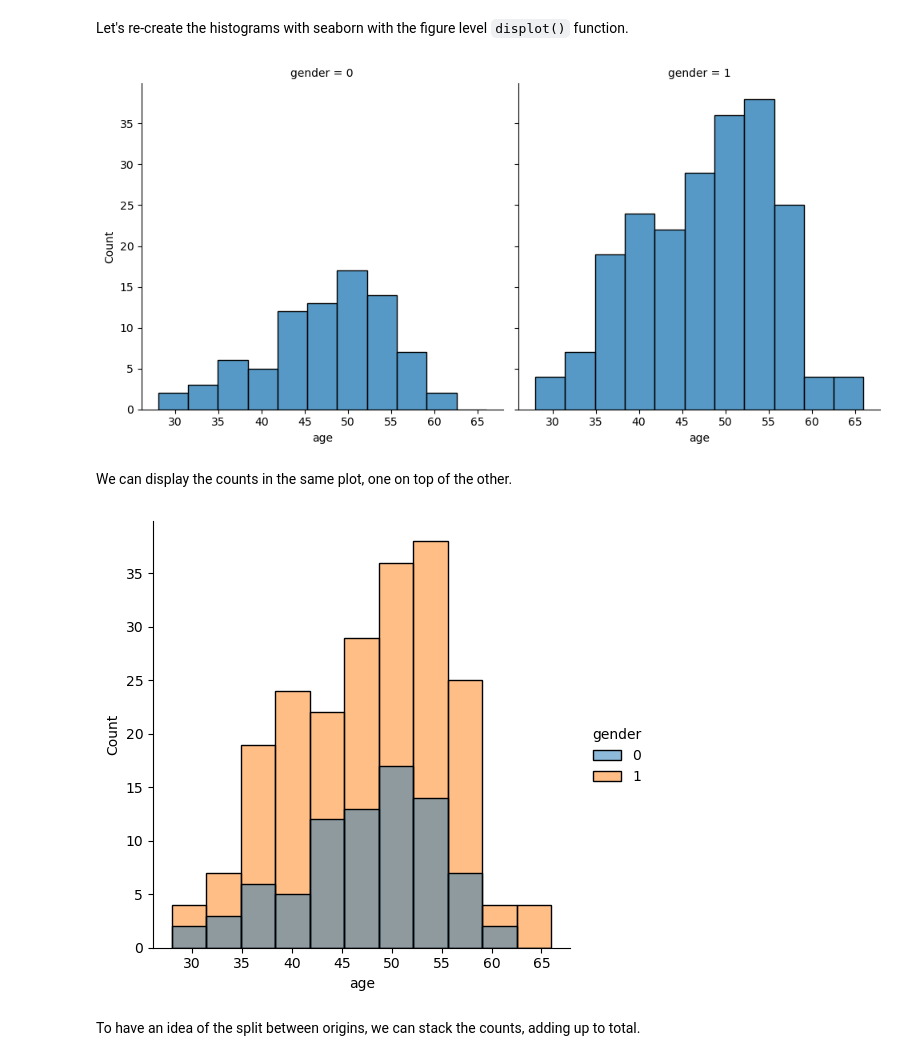
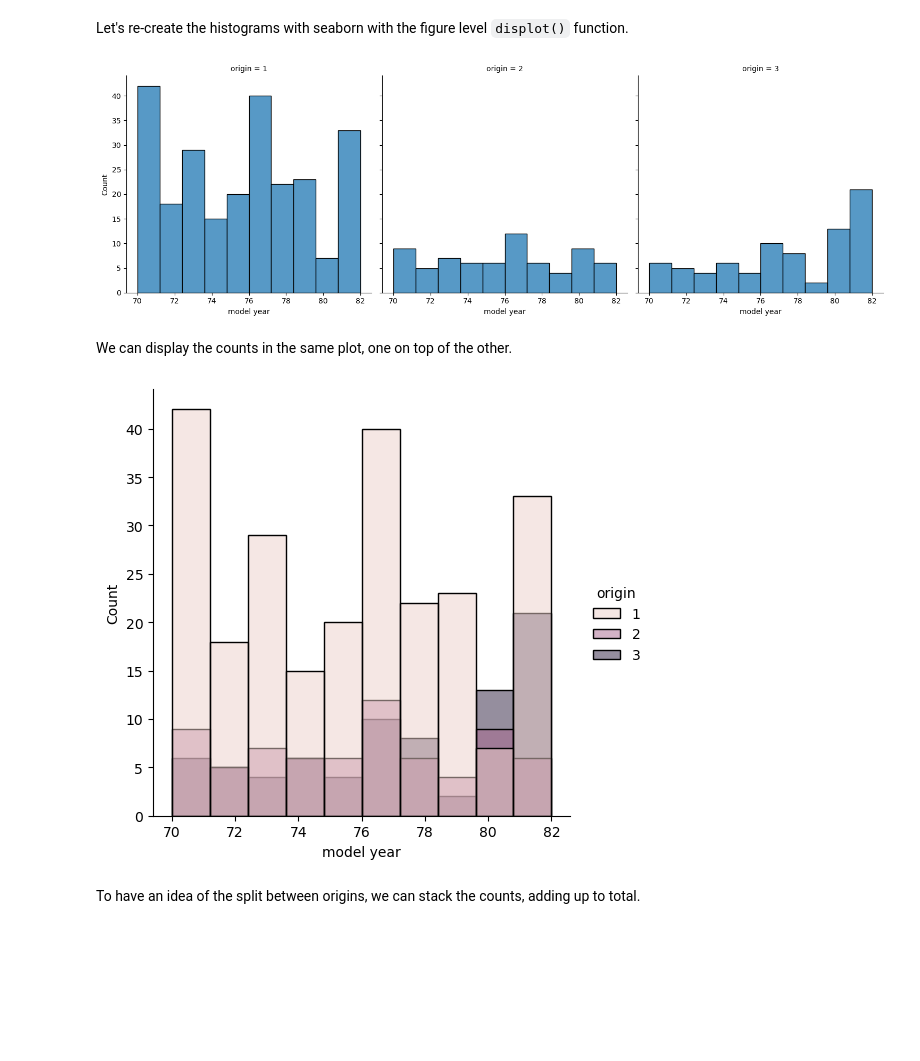
Before and after one commit to sofels/ENSF611-Lab0, a Jupyter notebook: lab0-visualization-auto_mpg.ipynb, the cells around one changed output. Drawn from its saved outputs; the diff is of its cells as text; code cells hidden in the pictures; blank space fills up the shorter version.

Commit message:
frist commit visualization auto-mpg

```diff
--- a/lab0-visualization-auto_mpg.ipynb
+++ b/lab0-visualization-auto_mpg.ipynb
@@ -56,7 +56,10 @@ Let's load the required dataset:
 # Replace code below with code to load auto-mpg dataset
 # Hint: Use attribute information from website to determine column names
 # Hint: Load with na_values = '?' and sep=r'\s+'
-data = pd.read_csv('heart-attack.csv', na_values='?')
+#column_names is used to create a list of column headers
+#names=column_names is used to set the headers
+column_names = ['mpg', 'cylinders', 'displacement', 'horsepower', 'weight', 'acceleration', 'model year', 'origin', 'car name']
+data = pd.read_csv('auto-mpg.data', na_values='?',sep = r'\s+', names = column_names)
 # %% [markdown]
 Plotting all columns, works, but does not provide a lot of insight.
 # %%
@@ -147,16 +153,16 @@ import seaborn as sns
 Let's re-create the histograms with seaborn with the figure level `displot()` function.
 # %%
 # Replace variables to correspond to auto-mpg dataset
-sns.displot(x='age', col='gender', data=data);
+sns.displot(x='model year', col='origin', data=data);
 # %% [output]
-[figure, old version]
+[figure, new version]
 # %% [markdown]
 We can display the counts in the same plot, one on top of the other.
 # %%
 # Replace variables to correspond to auto-mpg dataset
-sns.displot(x='age', hue='gender', data=data);
+sns.displot(x='model year', hue='origin', data=data);
 # %% [output]
-[figure, old version]
+[figure, new version]
 # %% [markdown]
 To have an idea of the split between origins, we can stack the counts, adding up to total.
 # %%
```
Also changed, not shown: parts of 14 cells of this notebook.
